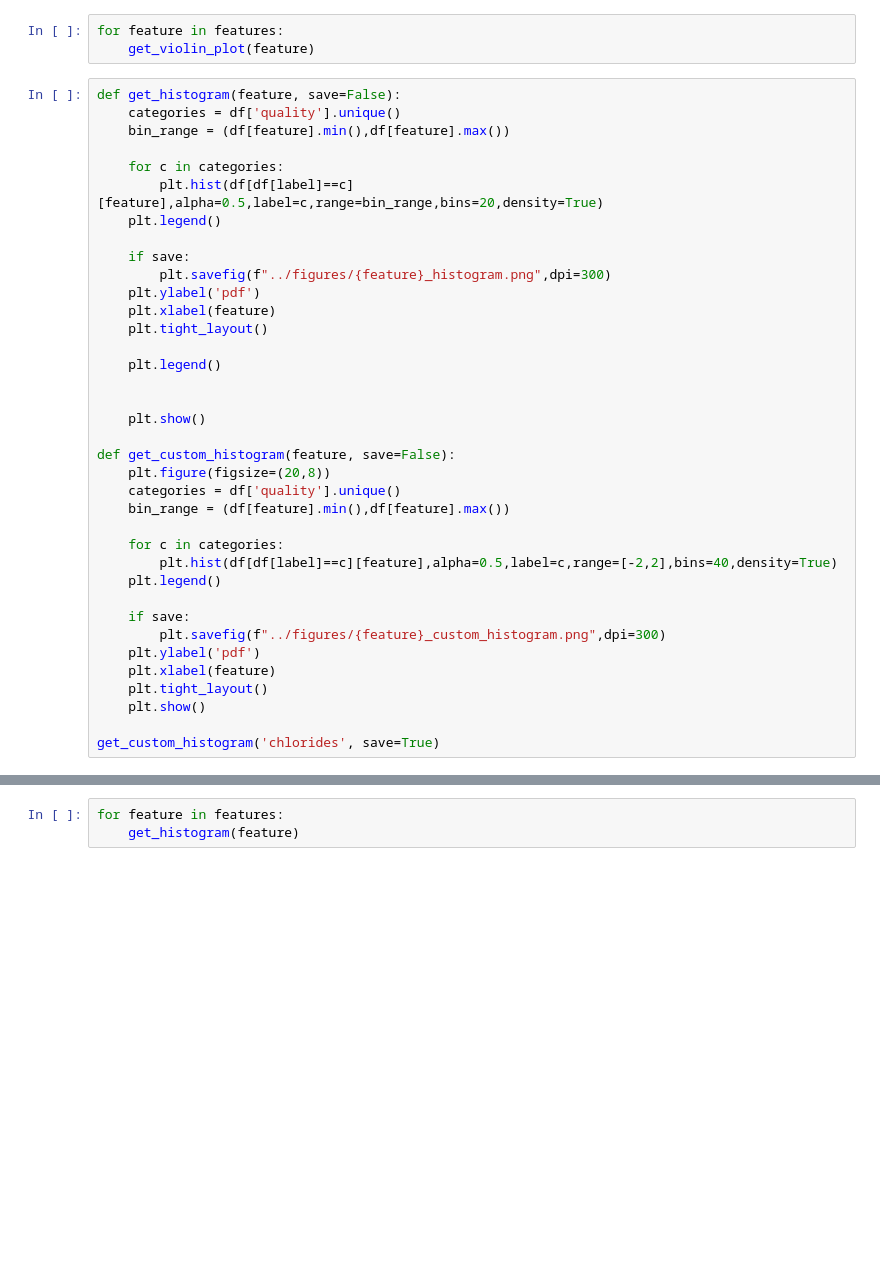
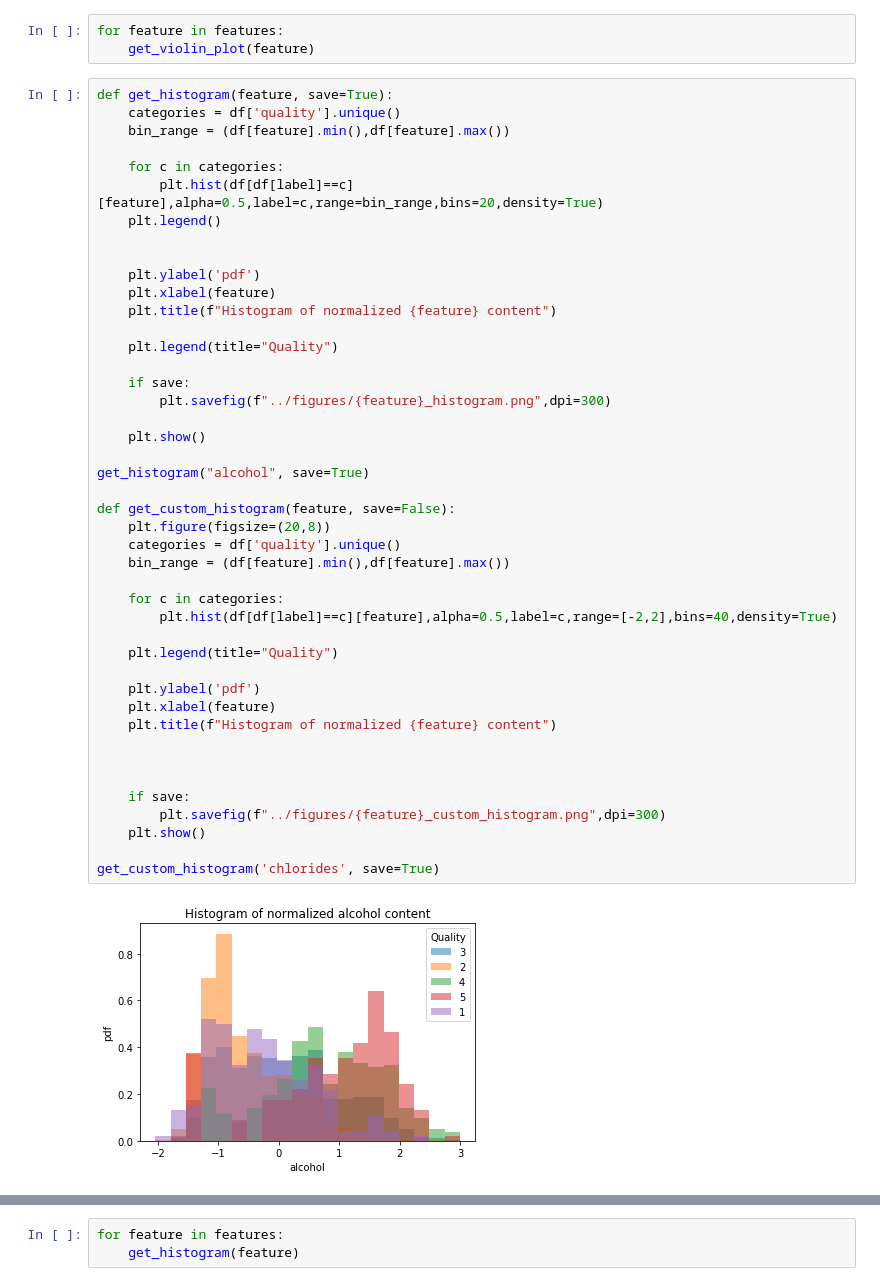
Before and after one commit to marklin36/1030-final-project, a Jupyter notebook: src/eda.ipynb, the cells around one changed output, grey strips where cells are left out. Saved outputs shown, nothing was run; the diff lists cells and outputs as text; blank space fills up the shorter version.

```diff
--- a/src/eda.ipynb
+++ b/src/eda.ipynb
@@ -175,39 +217,48 @@ get_violin_plot("chlorides", save=True)
 for feature in features:
     get_violin_plot(feature)
 # %%
-def get_histogram(feature, save=False):
+def get_histogram(feature, save=True):
     categories = df['quality'].unique()
     bin_range = (df[feature].min(),df[feature].max())
 
     for c in categories:
         plt.hist(df[df[label]==c][feature],alpha=0.5,label=c,range=bin_range,bins=20,density=True)
     plt.legend()
 
+
+    plt.ylabel('pdf')
+    plt.xlabel(feature)
+    plt.title(f"Histogram of normalized {feature} content")
+
+    plt.legend(title="Quality")
+
     if save:
         plt.savefig(f"../figures/{feature}_histogram.png",dpi=300)
-    plt.ylabel('pdf')
-    plt.xlabel(feature)
-    plt.tight_layout()
-
-    plt.legend()
-
 
     plt.show()
+
+get_histogram("alcohol", save=True)
 
 def get_custom_histogram(feature, save=False):
     plt.figure(figsize=(20,8))
     categories = df['quality'].unique()
     bin_range = (df[feature].min(),df[feature].max())
 
     for c in categories:
         plt.hist(df[df[label]==c][feature],alpha=0.5,label=c,range=[-2,2],bins=40,density=True)
-    plt.legend()
+
+    plt.legend(title="Quality")
+
+    plt.ylabel('pdf')
+    plt.xlabel(feature)
+    plt.title(f"Histogram of normalized {feature} content")
+
+
 
     if save:
         plt.savefig(f"../figures/{feature}_custom_histogram.png",dpi=300)
-    plt.ylabel('pdf')
-    plt.xlabel(feature)
-    plt.tight_layout()
     plt.show()
 
 get_custom_histogram('chlorides', save=True)
+# %% [output]
+[figure, added]
```
Also changed, not shown: parts of 5 cells of this notebook, 21 other files.
